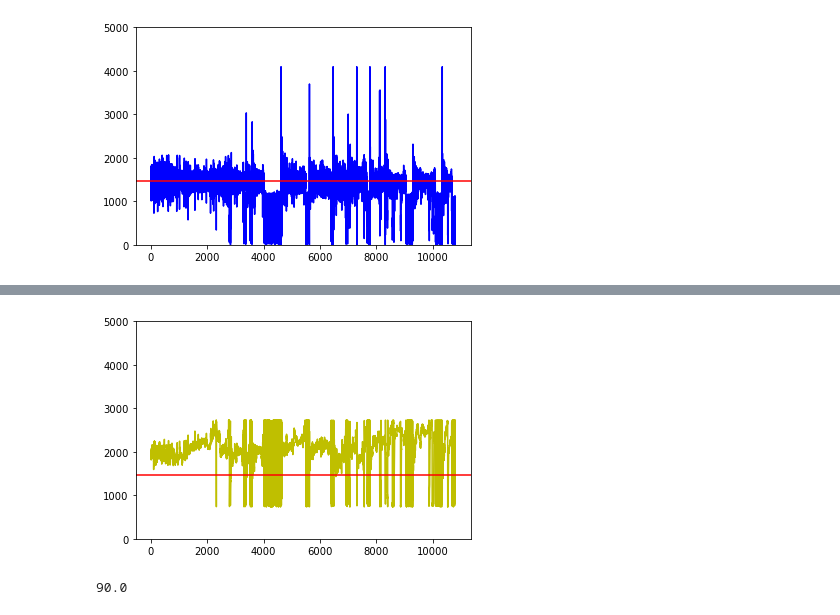
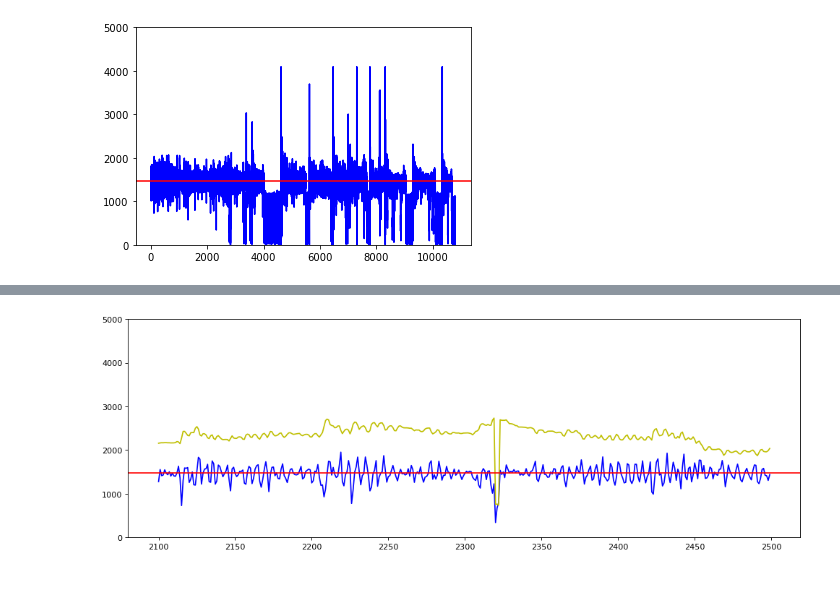
Before and after one commit to Taaccoo-beta/Flight-Simulator-In-Drosophila, a Jupyter notebook: Analysis/FF-Analysis/data/torqueCalc.ipynb, the cells around one changed output, grey strips where cells are left out. Cells and saved outputs as stored; diff of their text form; code cells hidden in the pictures; blank space fills up the shorter version.

```diff
--- a/Analysis/FF-Analysis/data/torqueCalc.ipynb
+++ b/Analysis/FF-Analysis/data/torqueCalc.ipynb
@@ -110,12 +117,9 @@ plt.show()
 # %%
+plt.figure(figsize=(15, 5), dpi=80)
 plt.ylim((0, 5000))
-#plt.plot([i for i in range(len(tor))],tor[:],color="b")
-plt.plot([i for i in range(len(position))],position[:],color="y")
+plt.plot([i for i in range(2100,2500)],tor[2100:2500],color="b")
+plt.plot([i for i in range(2100,2500)],position[2100:2500],color="y")
 plt.axhline(1470, color= 'r')
 plt.show()
 # %% [output]
-[figure, old version]
+[figure, new version]
-# %%
-10800/120
-# %% [output]
-90.0
```
Also changed, not shown: parts of 12 cells of this notebook.
